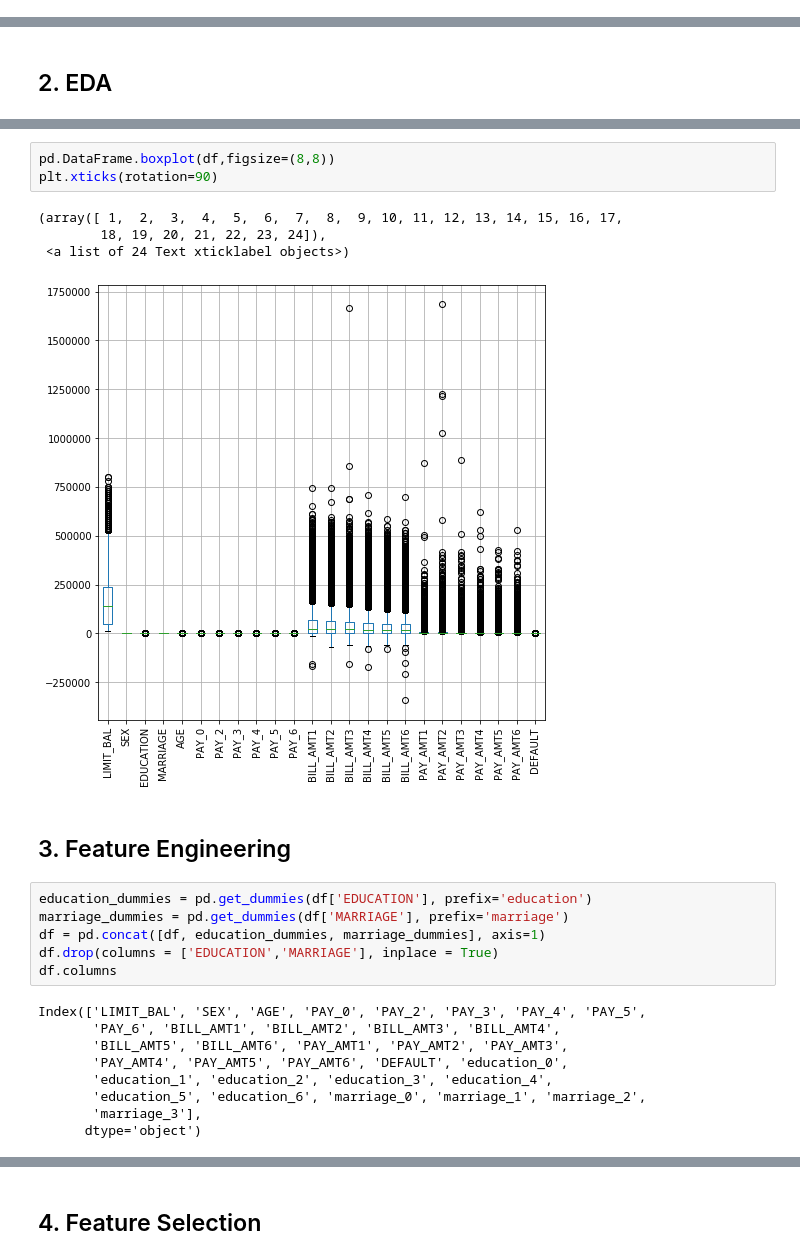
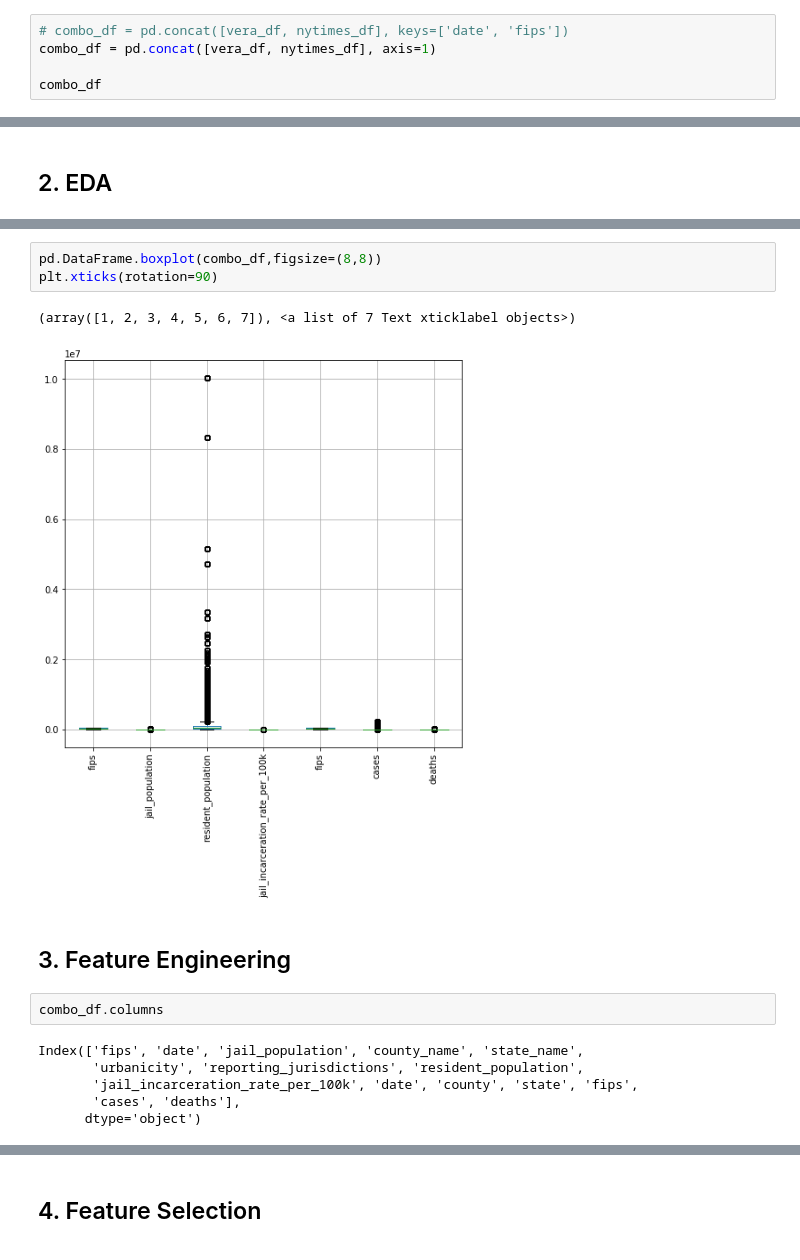
Before and after one commit to meaganlazer/Decarceration_COVID, a Jupyter notebook: Models.ipynb, the cells around one changed output, grey strips where cells are left out. Drawn from its saved outputs; the diff is of its cells as text.

```diff
--- a/Models.ipynb
+++ b/Models.ipynb
@@ -91,0 +87,5 @@ TypeError: 'DataFrame' object is not callable
+# %%
+# combo_df = pd.concat([vera_df, nytimes_df], keys=['date', 'fips'])
+combo_df = pd.concat([vera_df, nytimes_df], axis=1)
+
+combo_df
@@ -102,25 +113,16 @@ df.drop(index=[13774], inplace=True)
 # %%
-pd.DataFrame.boxplot(df,figsize=(8,8))
+pd.DataFrame.boxplot(combo_df,figsize=(8,8))
 plt.xticks(rotation=90)
 # %% [output]
-(array([ 1,  2,  3,  4,  5,  6,  7,  8,  9, 10, 11, 12, 13, 14, 15, 16, 17,
-        18, 19, 20, 21, 22, 23, 24]),
- <a list of 24 Text xticklabel objects>)
+(array([1, 2, 3, 4, 5, 6, 7]), <a list of 7 Text xticklabel objects>)
-[figure, old version]
+[figure, new version]
 # %% [markdown]
 ## 3. Feature Engineering
-# %%
-education_dummies = pd.get_dummies(df['EDUCATION'], prefix='education')
-marriage_dummies = pd.get_dummies(df['MARRIAGE'], prefix='marriage')
-df = pd.concat([df, education_dummies, marriage_dummies], axis=1)
-df.drop(columns = ['EDUCATION','MARRIAGE'], inplace = True)
-df.columns
-# %% [output]
-Index(['LIMIT_BAL', 'SEX', 'AGE', 'PAY_0', 'PAY_2', 'PAY_3', 'PAY_4', 'PAY_5',
-       'PAY_6', 'BILL_AMT1', 'BILL_AMT2', 'BILL_AMT3', 'BILL_AMT4',
-       'BILL_AMT5', 'BILL_AMT6', 'PAY_AMT1', 'PAY_AMT2', 'PAY_AMT3',
-       'PAY_AMT4', 'PAY_AMT5', 'PAY_AMT6', 'DEFAULT', 'education_0',
-       'education_1', 'education_2', 'education_3', 'education_4',
-       'education_5', 'education_6', 'marriage_0', 'marriage_1', 'marriage_2',
-       'marriage_3'],
-      dtype='object')
+# %%
+combo_df.columns
+# %% [output]
+Index(['fips', 'date', 'jail_population', 'county_name', 'state_name',
+       'urbanicity', 'reporting_jurisdictions', 'resident_population',
+       'jail_incarceration_rate_per_100k', 'date', 'county', 'state', 'fips',
+       'cases', 'deaths'],
+      dtype='object')
```
Also changed, not shown: parts of 17 cells of this notebook, 1 other file.
